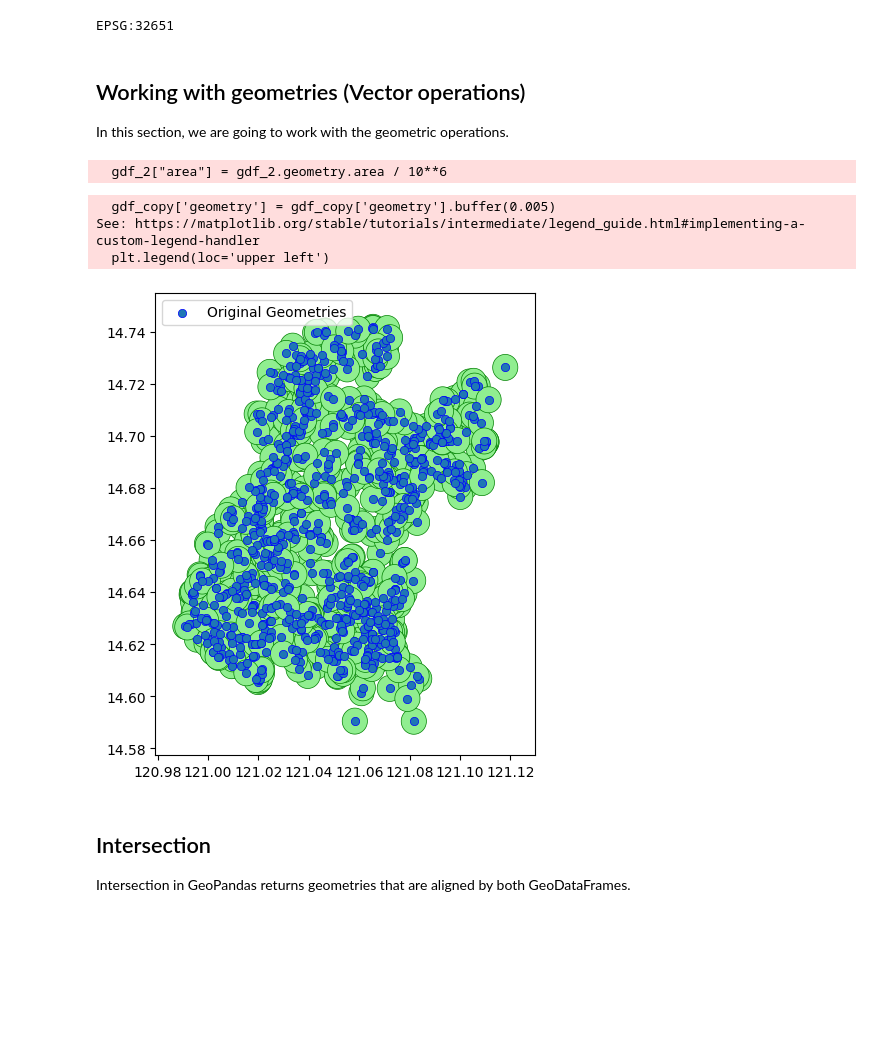
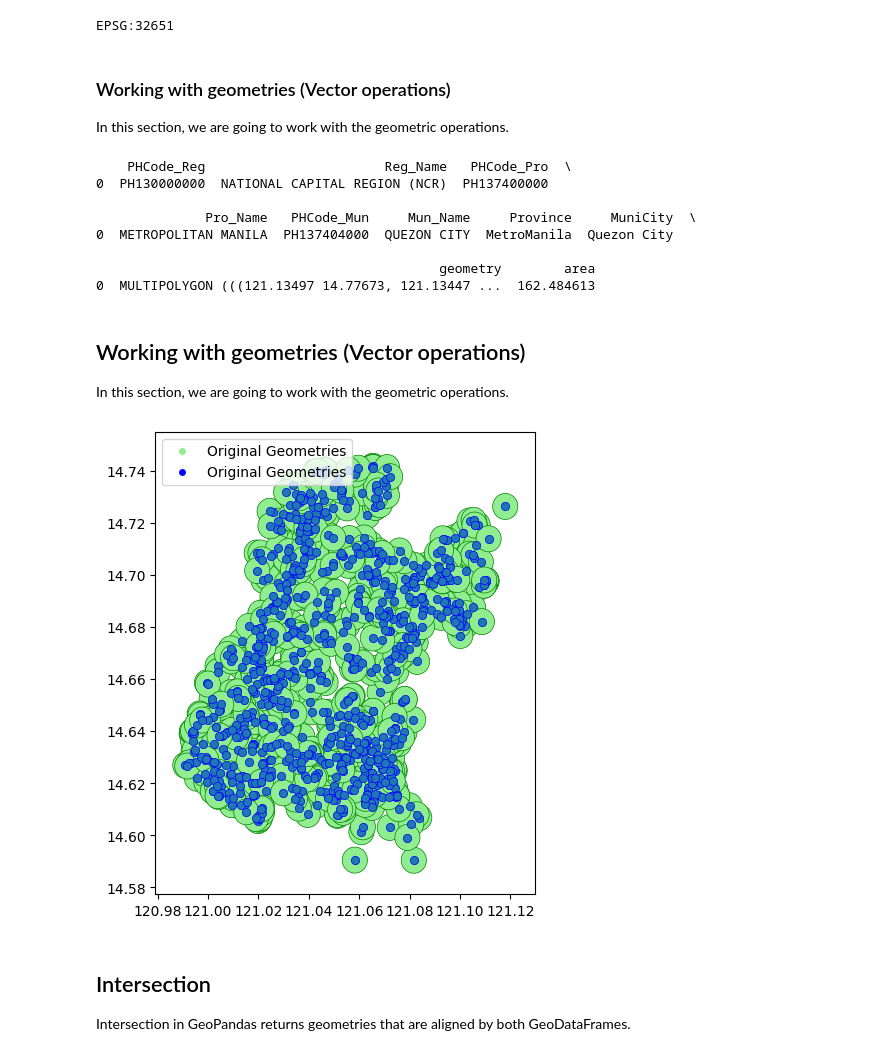
Before and after one commit to UPRI-NOAH/2024-foss4g-asia, a Jupyter notebook: geopandas.ipynb, the cells around one changed output. Saved outputs shown, nothing was run; the diff lists cells and outputs as text; code cells hidden in the pictures; blank space fills up the shorter version.

```diff
--- a/geopandas.ipynb
+++ b/geopandas.ipynb
@@ -128,36 +128,51 @@ crs_32651 = gdf.to_crs('EPSG:32651')
 print(crs_32651.crs)
 # %% [output]
 EPSG:32651
+# %% [markdown]
+
+### Working with geometries (Vector operations)
+In this section, we are going to work with the geometric operations.
+# %%
+gdf_2 = gpd.read_file("src/qc_muni_bounds.geojson")
+gdf_to_crs_32651 = gdf_2.to_crs('EPSG:32651')
+gdf_2["area"] = gdf_to_crs_32651.geometry.area / 10**6
+print(gdf_2)
+# %% [output]
+    PHCode_Reg                       Reg_Name   PHCode_Pro  \
+0  PH130000000  NATIONAL CAPITAL REGION (NCR)  PH137400000
+
+              Pro_Name   PHCode_Mun     Mun_Name     Province     MuniCity  \
+0  METROPOLITAN MANILA  PH137404000  QUEZON CITY  MetroManila  Quezon City
+
+                                            geometry        area
+0  MULTIPOLYGON (((121.13497 14.77673, 121.13447 ...  162.484613
 # %% [markdown]
 ## Working with geometries (Vector operations)
 In this section, we are going to work with the geometric operations.
-# %%
-gdf_2 = gpd.read_file("src/qc_muni_bounds.geojson")
-gdf_to_crs_32651 = gdf.to_crs('EPSG:32651')
-gdf_2["area"] = gdf_2.geometry.area / 10**6
-# %% [output]
-  gdf_2["area"] = gdf_2.geometry.area / 10**6
 # %%
+import warnings
+warnings.filterwarnings("ignore", category=UserWarning, message="Geometry is in a geographic CRS")
+
 # Create a buffer around each country's geometry
 gdf_copy = gdf.copy()
 gdf_copy['geometry'] = gdf_copy['geometry'].buffer(0.005)
 
 # Plot both the original and buffered geometries
 fig, ax = plt.subplots(figsize=(10, 6))
 
 # Plot buffered geometries
-gdf_copy.plot(ax=ax, edgecolor='green', color='lightgreen', linewidth=0.5, label='Buffered Geometries')
+gdf_copy.plot(ax=ax, edgecolor='green', color='lightgreen', linewidth=0.5)
+# Plot original geometries
+gdf.plot(ax=ax, edgecolor='blue', linewidth=0.5)
 
-# Plot original geometries
-gdf.plot(ax=ax, edgecolor='blue', linewidth=0.5, label='Original Geometries')
+buffer_patch = plt.Line2D([0], [0], marker='o', color='w', markerfacecolor='lightgreen', markersize=6, label='Original Geometries')
+original_patch = plt.Line2D([0], [0], marker='o', color='w', markerfacecolor='blue', markersize=6, label='Original Geometries')
 
-plt.legend(loc='upper left')
+# Add custom legend
+ax.legend(handles=[buffer_patch, original_patch], loc='upper left')
 plt.show()
 # %% [output]
-  gdf_copy['geometry'] = gdf_copy['geometry'].buffer(0.005)
-See: https://matplotlib.org/stable/tutorials/intermediate/legend_guide.html#implementing-a-custom-legend-handler
-  plt.legend(loc='upper left')
-[figure, old version]
+[figure, new version]
 # %% [markdown]
 
 ## Intersection
```
